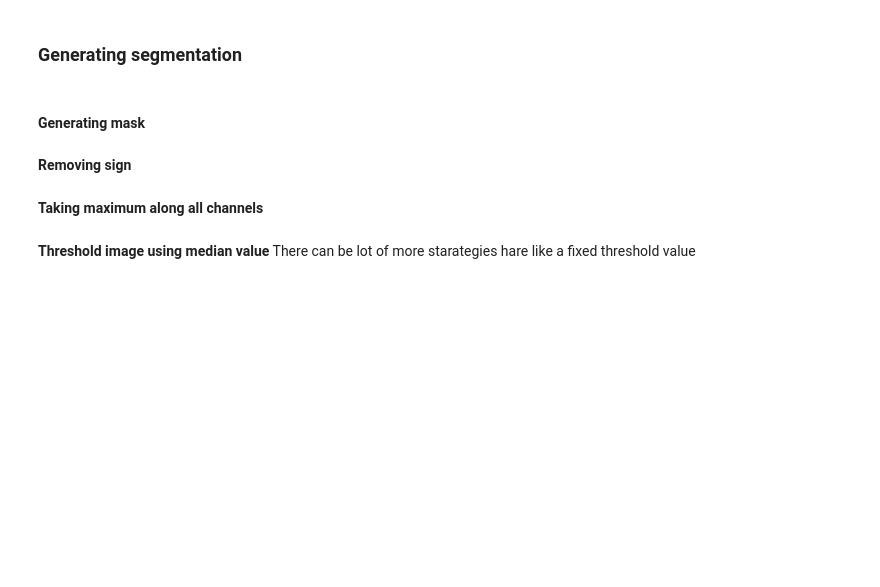
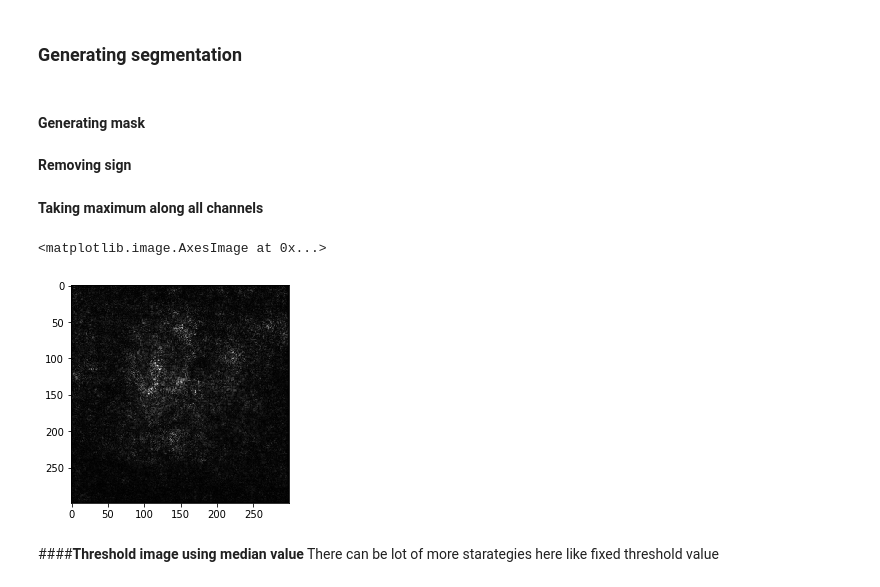
Before and after one commit to dsinghnegi/img_segmentation_from_classifier, a Jupyter notebook: image_segmentation.ipynb, the cells around one changed output. Cells and saved outputs as stored; diff of their text form; code cells hidden in the pictures; blank space fills up the shorter version.

```diff
--- a/image_segmentation.ipynb
+++ b/image_segmentation.ipynb
@@ -72,7 +72,7 @@ plt.imshow(np.asarray(img))
 **Normalising and adding another dimension for matching models input shape**
 # %%
 img_transform=transforms.Compose([ transforms.ToTensor(), transforms.Normalize(mean=[0.485, 0.456, 0.406],std=[0.229, 0.224, 0.225]),])
-data=img_transform(img).unsqueeze(0)
+data=img_transform(pil_img).unsqueeze(0)
 # %% [markdown]
 **Checking shape of the input**
 # %%
@@ -119,7 +119,7 @@ data_grad = data.grad
 # %% [markdown]
 #### Generating mask
 # %%
-smap=data.reshape((3,299,299)).detach().numpy()
+smap=data_grad.reshape((3,299,299)).detach().numpy()
 # %% [markdown]
 **Removing sign**
 # %%
@@ -131,3 +131,8 @@ mask=np.amax(smap,axis=0)
+# %%
+plt.imshow(sal, cmap='gray',vmin=np.min(sal), vmax=np.max(sal))
+# %% [output]
+<matplotlib.image.AxesImage at 0x...>
+[figure, added]
 # %% [markdown]
-**Threshold image using median value**
-There can be lot of more starategies hare like a fixed threshold value
+####**Threshold image using median value**
+There can be lot of more starategies here like fixed threshold value
```
Also changed, not shown: parts of 49 cells of this notebook, 11 other files.
